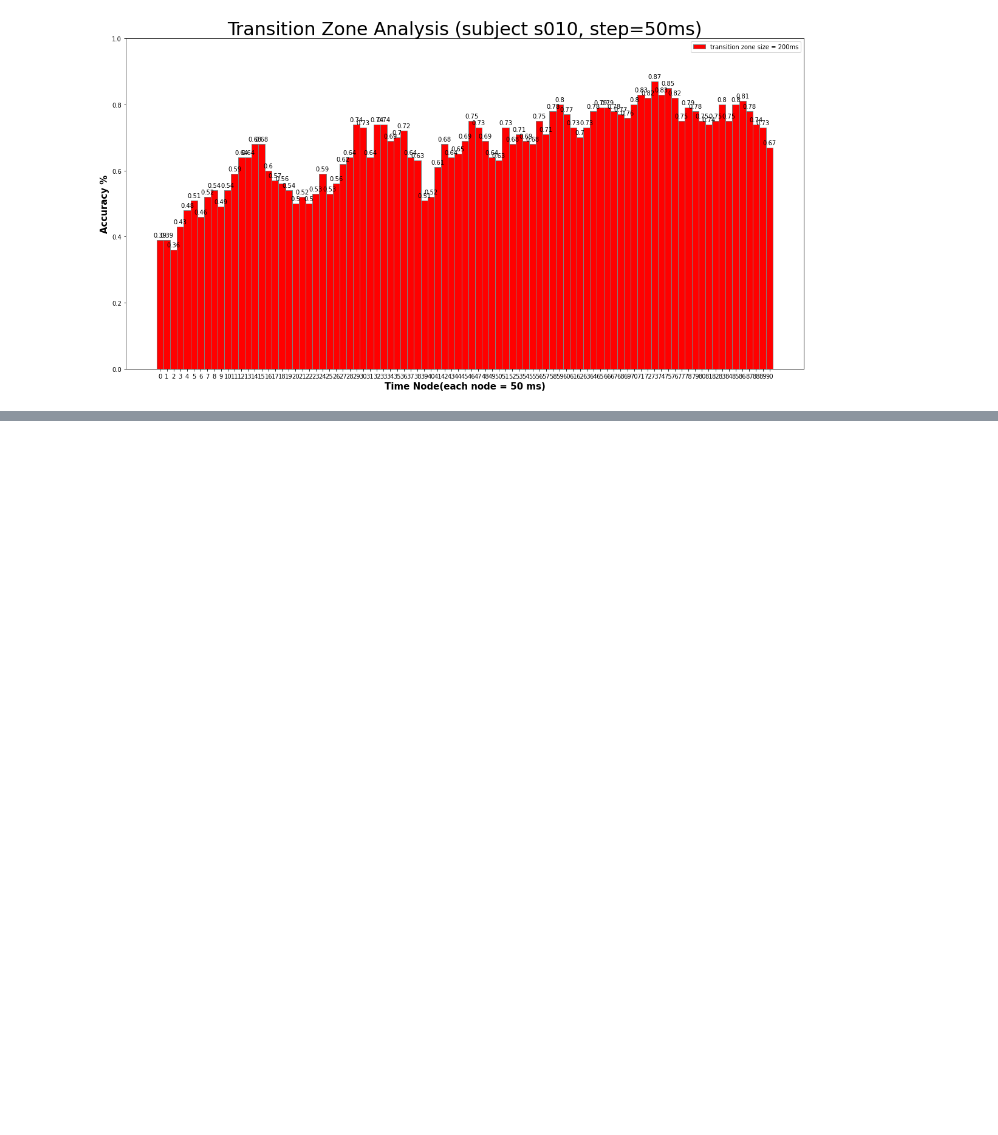
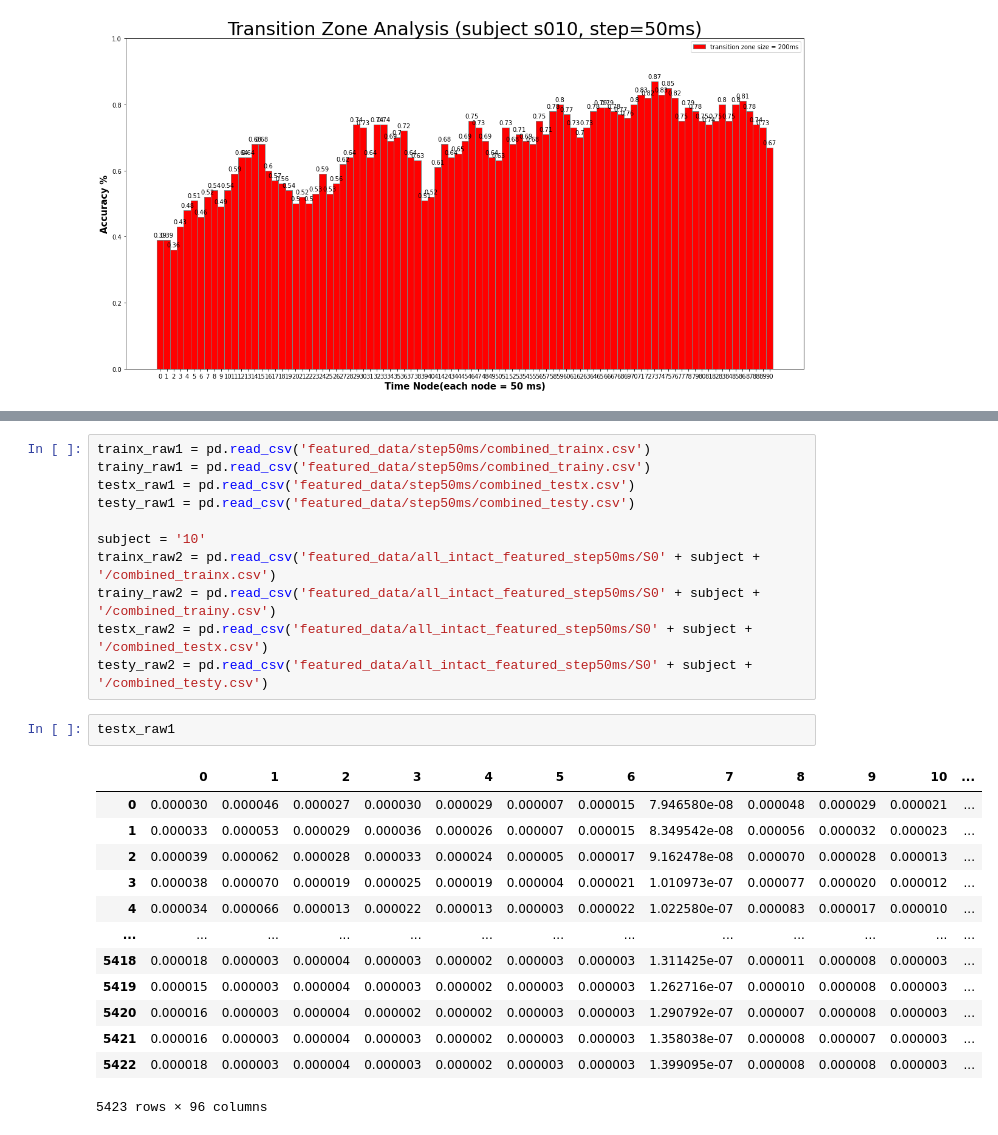
Before and after one commit to MountStonne/GazeSemgIntegration, a Jupyter notebook: more_features/both_transition_analysis_50ms_lineChart.ipynb, the cells around one changed output, grey strips where cells are left out. Cells and saved outputs as stored; diff of their text form; blank space fills up the shorter version.

```diff
--- a/more_features/both_transition_analysis_50ms_lineChart.ipynb
+++ b/more_features/both_transition_analysis_50ms_lineChart.ipynb
@@ -291,0 +450,27 @@ plt.show();
+# %%
+trainx_raw1 = pd.read_csv('featured_data/step50ms/combined_trainx.csv')
+trainy_raw1 = pd.read_csv('featured_data/step50ms/combined_trainy.csv')
+testx_raw1 = pd.read_csv('featured_data/step50ms/combined_testx.csv')
+testy_raw1 = pd.read_csv('featured_data/step50ms/combined_testy.csv')
+
+subject = '10'
+trainx_raw2 = pd.read_csv('featured_data/all_intact_featured_step50ms/S0' + subject + '/combined_trainx.csv')
+trainy_raw2 = pd.read_csv('featured_data/all_intact_featured_step50ms/S0' + subject + '/combined_trainy.csv')
+testx_raw2 = pd.read_csv('featured_data/all_intact_featured_step50ms/S0' + subject + '/combined_testx.csv')
+testy_raw2 = pd.read_csv('featured_data/all_intact_featured_step50ms/S0' + subject + '/combined_testy.csv')
+# %%
+testx_raw1
+# %% [output]
+|  | 0 | 1 | 2 | 3 | 4 | 5 | 6 | 7 | 8 | 9 | 10 | ... |
+| 0 | 0.000030 | 0.000046 | 0.000027 | 0.000030 | 0.000029 | 0.000007 | 0.000015 | 7.946580e-08 | 0.000048 | 0.000029 | 0.000021 | ... |
+| 1 | 0.000033 | 0.000053 | 0.000029 | 0.000036 | 0.000026 | 0.000007 | 0.000015 | 8.349542e-08 | 0.000056 | 0.000032 | 0.000023 | ... |
+| 2 | 0.000039 | 0.000062 | 0.000028 | 0.000033 | 0.000024 | 0.000005 | 0.000017 | 9.162478e-08 | 0.000070 | 0.000028 | 0.000013 | ... |
+| 3 | 0.000038 | 0.000070 | 0.000019 | 0.000025 | 0.000019 | 0.000004 | 0.000021 | 1.010973e-07 | 0.000077 | 0.000020 | 0.000012 | ... |
+| 4 | 0.000034 | 0.000066 | 0.000013 | 0.000022 | 0.000013 | 0.000003 | 0.000022 | 1.022580e-07 | 0.000083 | 0.000017 | 0.000010 | ... |
+| ... | ... | ... | ... | ... | ... | ... | ... | ... | ... | ... | ... | ... |
+| 5418 | 0.000018 | 0.000003 | 0.000004 | 0.000003 | 0.000002 | 0.000003 | 0.000003 | 1.311425e-07 | 0.000011 | 0.000008 | 0.000003 | ... |
+| 5419 | 0.000015 | 0.000003 | 0.000004 | 0.000003 | 0.000002 | 0.000003 | 0.000003 | 1.262716e-07 | 0.000010 | 0.000008 | 0.000003 | ... |
+| 5420 | 0.000016 | 0.000003 | 0.000004 | 0.000002 | 0.000002 | 0.000003 | 0.000003 | 1.290792e-07 | 0.000007 | 0.000008 | 0.000003 | ... |
+| 5421 | 0.000016 | 0.000003 | 0.000004 | 0.000003 | 0.000002 | 0.000003 | 0.000003 | 1.358038e-07 | 0.000008 | 0.000007 | 0.000003 | ... |
+| 5422 | 0.000018 | 0.000003 | 0.000004 | 0.000003 | 0.000002 | 0.000003 | 0.000003 | 1.399095e-07 | 0.000008 | 0.000008 | 0.000003 | ... |
+5423 rows × 96 columns
```
Also changed, not shown: parts of 19 cells of this notebook, 20 other files.
